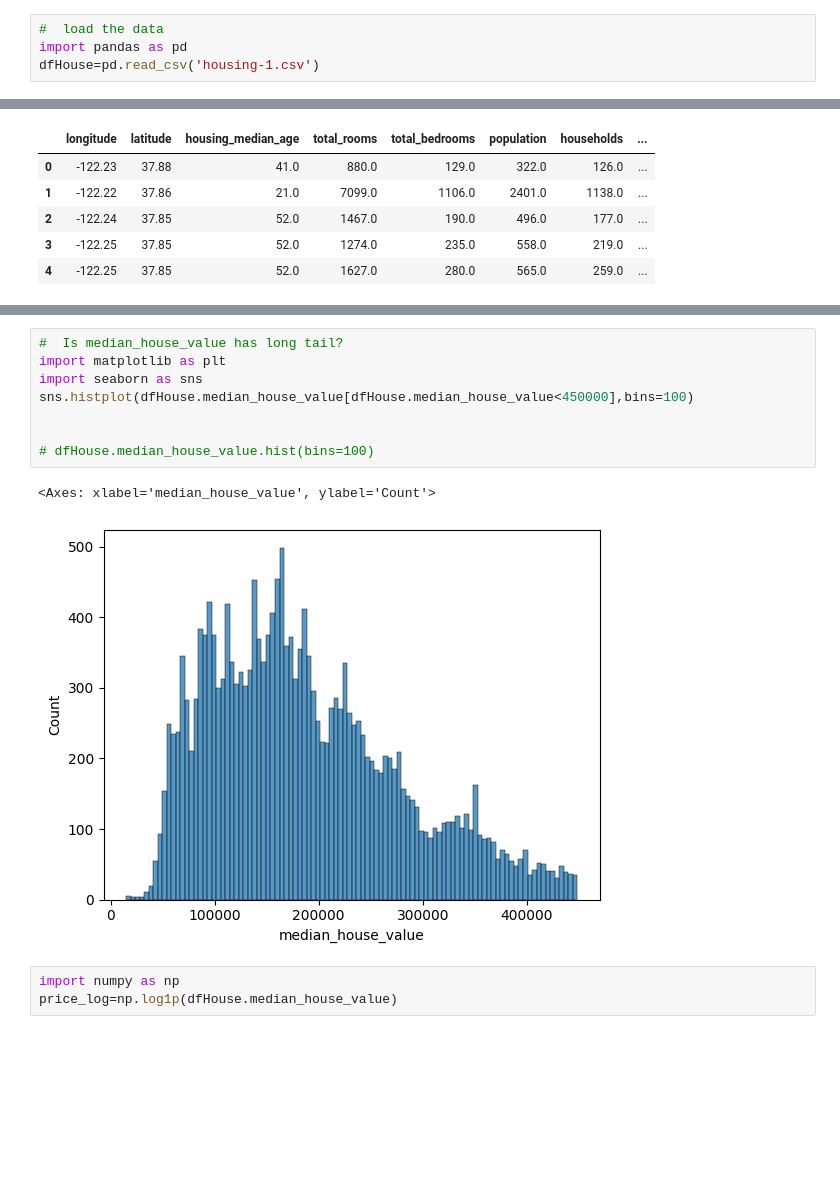
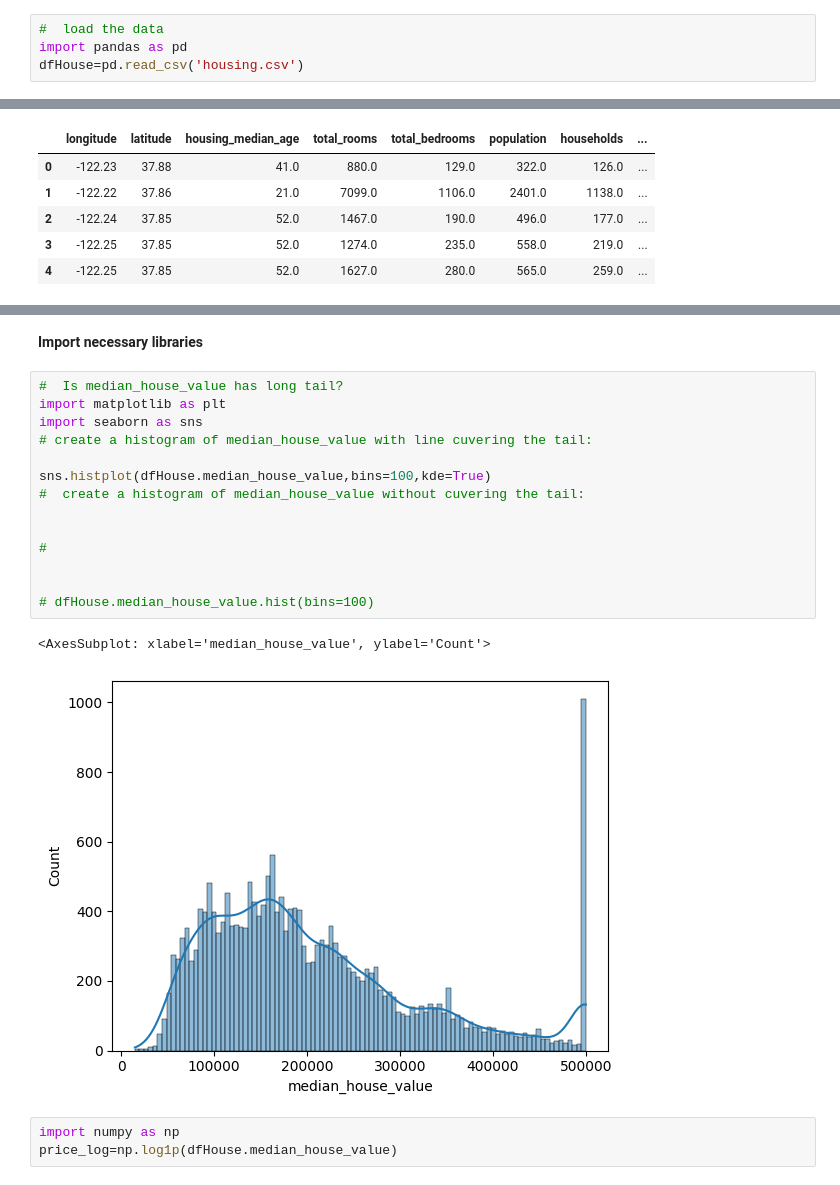
Before and after one commit to mishi-sarfraz/mlzoom_camp, a Jupyter notebook: 2023/assignement2.ipynb, the cells around one changed output, grey strips where cells are left out. Drawn from its saved outputs; the diff is of its cells as text; blank space fills up the shorter version.

```diff
--- a/2023/assignement2.ipynb
+++ b/2023/assignement2.ipynb
@@ -9,7 +24,7 @@ Saved under housing (1).csv
 # %%
 #  load the data
 import pandas as pd
-dfHouse=pd.read_csv('housing-1.csv')
+dfHouse=pd.read_csv('housing.csv')
 # %%
 dfHouse.head()
 # %% [output]
@@ -42,14 +56,22 @@ Requirement already satisfied: six>=1.5 in c:\users\user\appdata\local\packages\
+# %% [markdown]
+<b>Import necessary libraries
 # %%
 #  Is median_house_value has long tail?
 import matplotlib as plt
 import seaborn as sns
-sns.histplot(dfHouse.median_house_value[dfHouse.median_house_value<450000],bins=100)
+# create a histogram of median_house_value with line cuvering the tail:
+
+sns.histplot(dfHouse.median_house_value,bins=100,kde=True)
+#  create a histogram of median_house_value without cuvering the tail:
+
+
+#
 
 
 # dfHouse.median_house_value.hist(bins=100)
 # %% [output]
-<Axes: xlabel='median_house_value', ylabel='Count'>
+<AxesSubplot: xlabel='median_house_value', ylabel='Count'>
-[figure, old version]
+[figure, new version]
 # %%
 import numpy as np
 price_log=np.log1p(dfHouse.median_house_value)
```
Also changed, not shown: parts of 29 cells of this notebook.
